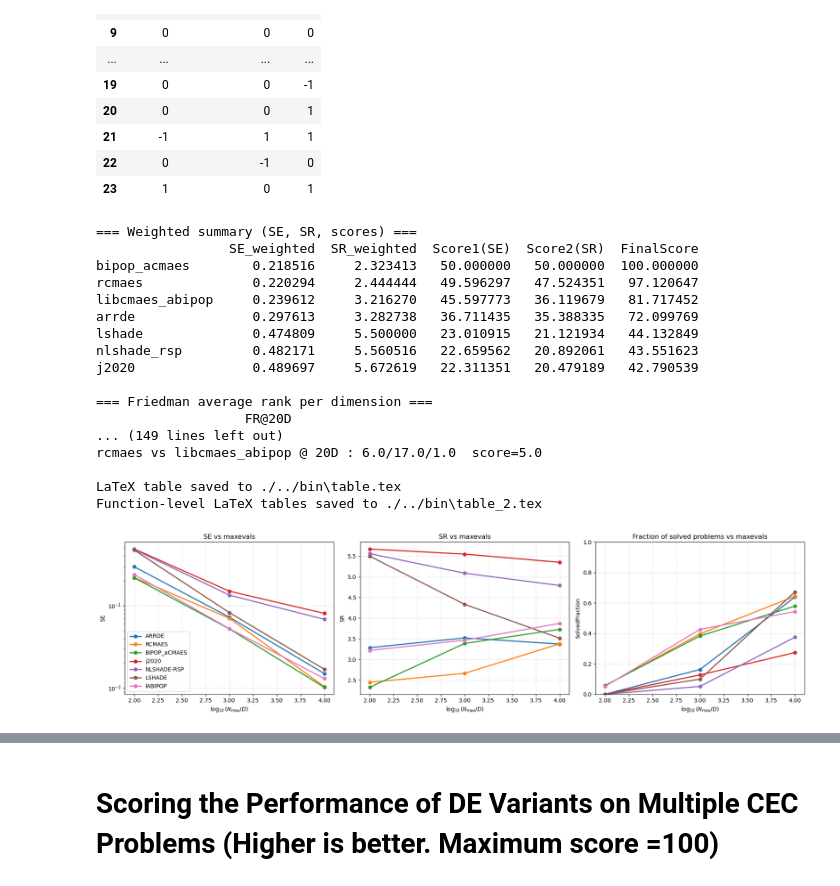
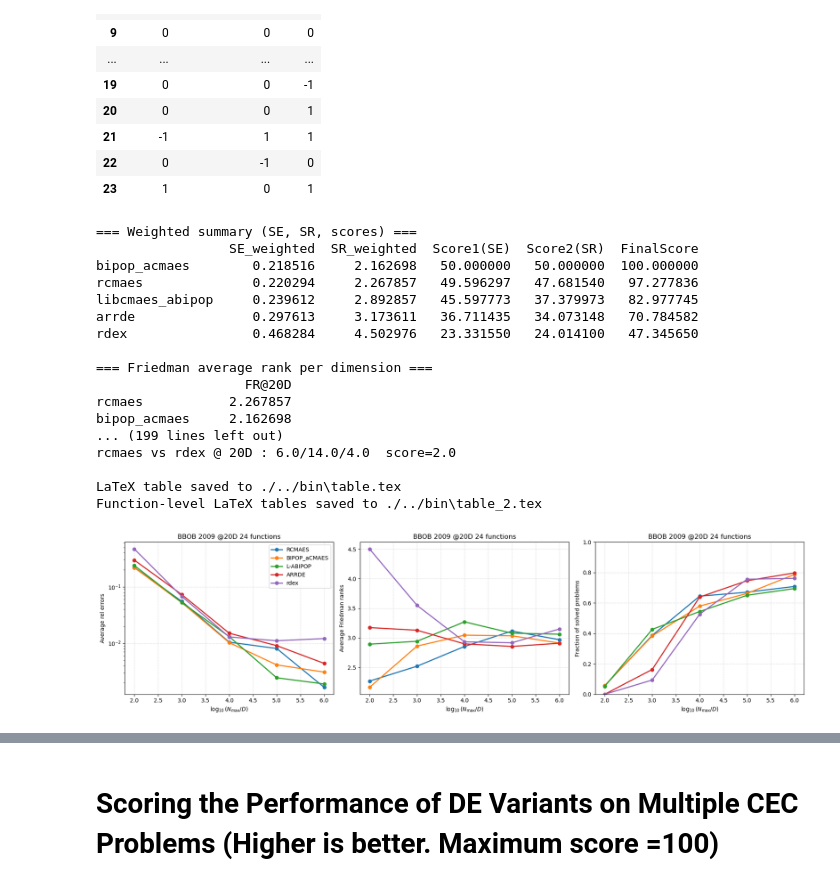
Before and after one commit to khoirulmuzakka/Minion, a Jupyter notebook: comparison_scripts/cec_comp.ipynb, the cells around one changed output, grey strips where cells are left out. Cells and saved outputs as stored; diff of their text form; code cells hidden in the pictures.

```diff
--- a/comparison_scripts/cec_comp.ipynb
+++ b/comparison_scripts/cec_comp.ipynb
@@ -34,10 +34,10 @@ alg_map= {
     "nlshade_rsp" : "NLSHADE-RSP",
     "cmaes" : "CMAES",
     "acmaes"  : "ACMAES",
-    "libcmaes_acmaes" : "lACMAES",
-    "libcmaes_cmaes" : "lCMAES",
+    "libcmaes_acmaes" : "L-ACMAES",
+    "libcmaes_cmaes" : "L-CMAES",
     "rcmaes" : "RCMAES",
-    "libcmaes_abipop" : "lABIPOP",
+    "libcmaes_abipop" : "L-ABIPOP",
     "bipop_acmaes" : "BIPOP_aCMAES"
 
     #"IMODE" : "imode",
@@ -186,8 +188,9 @@ RCMAES          vs RDEX             -->  W/T/L = 7/12/5
 | 22 | 0 | -1 | 0 |
 | 23 | 1 | 0 | 1 |
 # %%
-MAXEVALS_LIST = [2000, 20000, 200000]
-ALGOS = ["arrde", "rcmaes", "bipop_acmaes", "j2020", "nlshade_rsp", "lshade","libcmaes_abipop"]
+MAXEVALS_LIST = [2000, 20000, 200000, 2000000, 20000000]
+ALGOS = ["arrde", "rcmaes", "bipop_acmaes", "j2020", "nlshade_rsp", "lshade","libcmaes_abipop", "rdex"]
+ALGOS = [ "rcmaes", "bipop_acmaes", "libcmaes_abipop", "arrde", "rdex"]
 YEAR = 2009
 REF_ALGO = "rcmaes"
 DIM = 20
@@ -238,7 +241,7 @@ for maxevals in MAXEVALS_LIST:
         if data.shape[0] < MIN_RUNS:
             raise ValueError(f"{algo} @ {DIM}D has only {data.shape[0]} runs, need at least {MIN_RUNS}.")
         data = data[:MIN_RUNS]
-        solved = np.isclose(np.abs(data - gopt), 0.0, atol=SOLVED_ATOL, rtol=0.0)
+        solved = np.isclose(np.abs((data - gopt)/gopt), 0.0, atol=SOLVED_ATOL, rtol=0.0)
         solved_fraction = float(np.mean(solved))
         records.append(
             {
@@ -256,50 +259,50 @@ trend_df
 
 fig, axes = plt.subplots(1, 3, figsize=(18, 4.8), sharex=True)
 plot_specs = [
-    (axes[0], "SE", "SE vs maxevals", None, None),
-    (axes[1], "SR", "SR vs maxevals", None, None),
-    (axes[2], "SolvedFraction", "Fraction of solved problems vs maxevals", 0.0, 1.0),
+     (axes[0], "SE", "Average rel errors", None, None),
+    (axes[1], "SR", "Average Friedman ranks", None, None),
+    (axes[2], "SolvedFraction", "Fraction of solved problems", 0.0, 1.0),
 ]
 for ax, metric, title, ymin, ymax in plot_specs:
     for algo in ALGOS:
         algo_df = trend_df[trend_df["Algorithm"] == algo].sort_values("MaxEvals")
         ax.plot(
             np.log10(algo_df["MaxEvals"]/DIM),
             algo_df[metric],
             marker="o",
             linewidth=2,
             label=alg_map.get(algo, algo),
         )
-    ax.set_title(title)
+    ax.set_title("BBOB 2009 @20D 24 functions")
     ax.set_xlabel(r"$\log_{10}(N_{\text{max}} / D)$")
-    ax.set_ylabel(metric)
+    ax.set_ylabel(title)
     ax.set_xticks(np.log10(np.array(MAXEVALS_LIST) / DIM))
     ax.set_xscale("linear")
     if ymin is not None and ymax is not None:
         ax.set_ylim(ymin, ymax)
     ax.grid(True, linestyle="--", alpha=0.4)
     if metric == "SE":
         ax.set_yscale("log")
 
 axes[0].legend(loc="best")
 plt.tight_layout()
 fig.savefig("2009_se_sr_solved_vs_maxevals.pdf", dpi=300, bbox_inches="tight")
 # %% [output]
 === Weighted summary (SE, SR, scores) ===
                  SE_weighted  SR_weighted  Score1(SE)  Score2(SR)  FinalScore
-bipop_acmaes        0.218516     2.323413   50.000000   50.000000  100.000000
-rcmaes              0.220294     2.444444   49.596297   47.524351   97.120647
-libcmaes_abipop     0.239612     3.216270   45.597773   36.119679   81.717452
-arrde               0.297613     3.282738   36.711435   35.388335   72.099769
-lshade              0.474809     5.500000   23.010915   21.121934   44.132849
-nlshade_rsp         0.482171     5.560516   22.659562   20.892061   43.551623
-j2020               0.489697     5.672619   22.311351   20.479189   42.790539
+bipop_acmaes        0.218516     2.162698   50.000000   50.000000  100.000000
+rcmaes              0.220294     2.267857   49.596297   47.681540   97.277836
+libcmaes_abipop     0.239612     2.892857   45.597773   37.379973   82.977745
+arrde               0.297613     3.173611   36.711435   34.073148   70.784582
+rdex                0.468284     4.502976   23.331550   24.014100   47.345650
 
 === Friedman average rank per dimension ===
                    FR@20D
-... (149 lines left out)
-rcmaes vs libcmaes_abipop @ 20D : 6.0/17.0/1.0  score=5.0
+rcmaes           2.267857
+bipop_acmaes     2.162698
+... (199 lines left out)
+rcmaes vs rdex @ 20D : 6.0/14.0/4.0  score=2.0
 
 LaTeX table saved to ./../bin\table.tex
 Function-level LaTeX tables saved to ./../bin\table_2.tex
-[figure, old version]
+[figure, new version]
```
Also changed, not shown: parts of 3 cells of this notebook, 6 other files.
